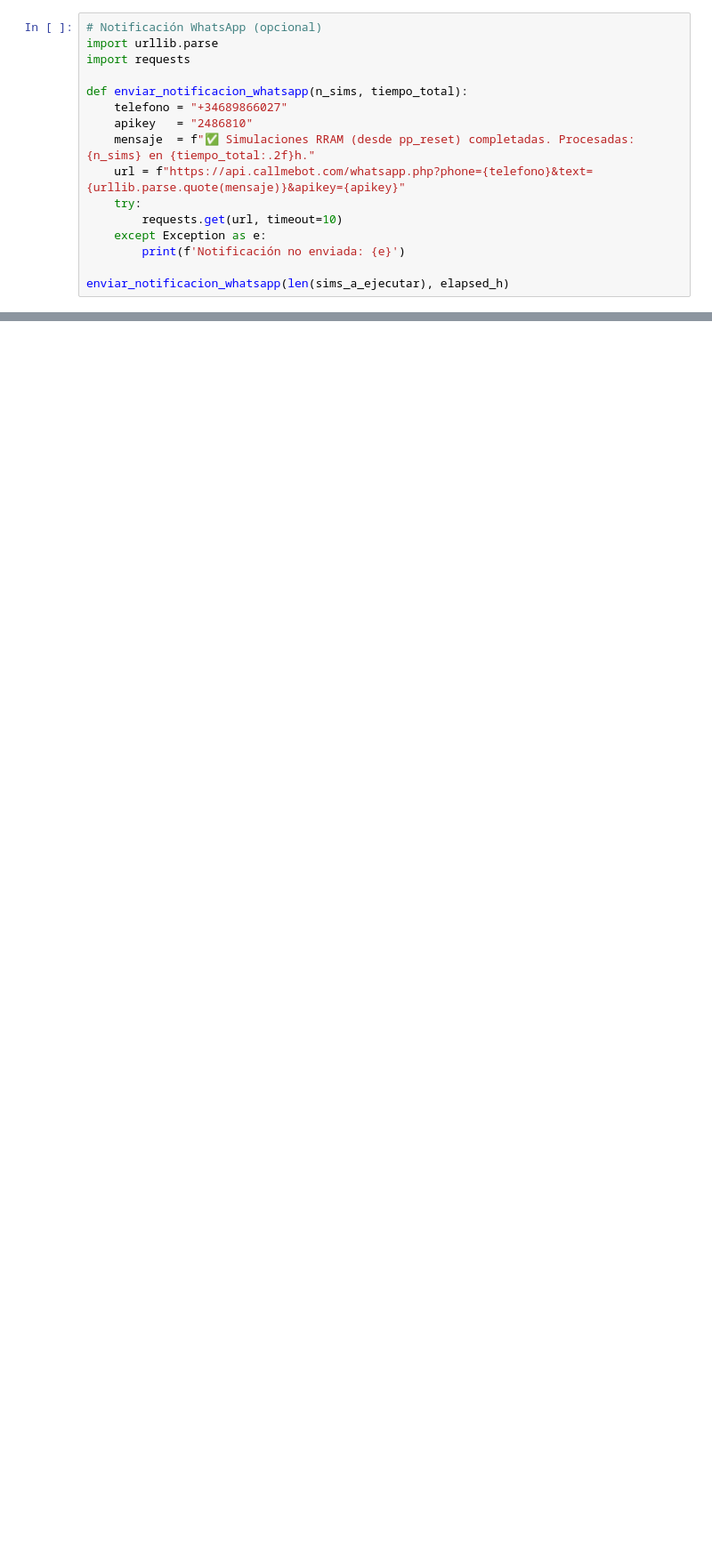
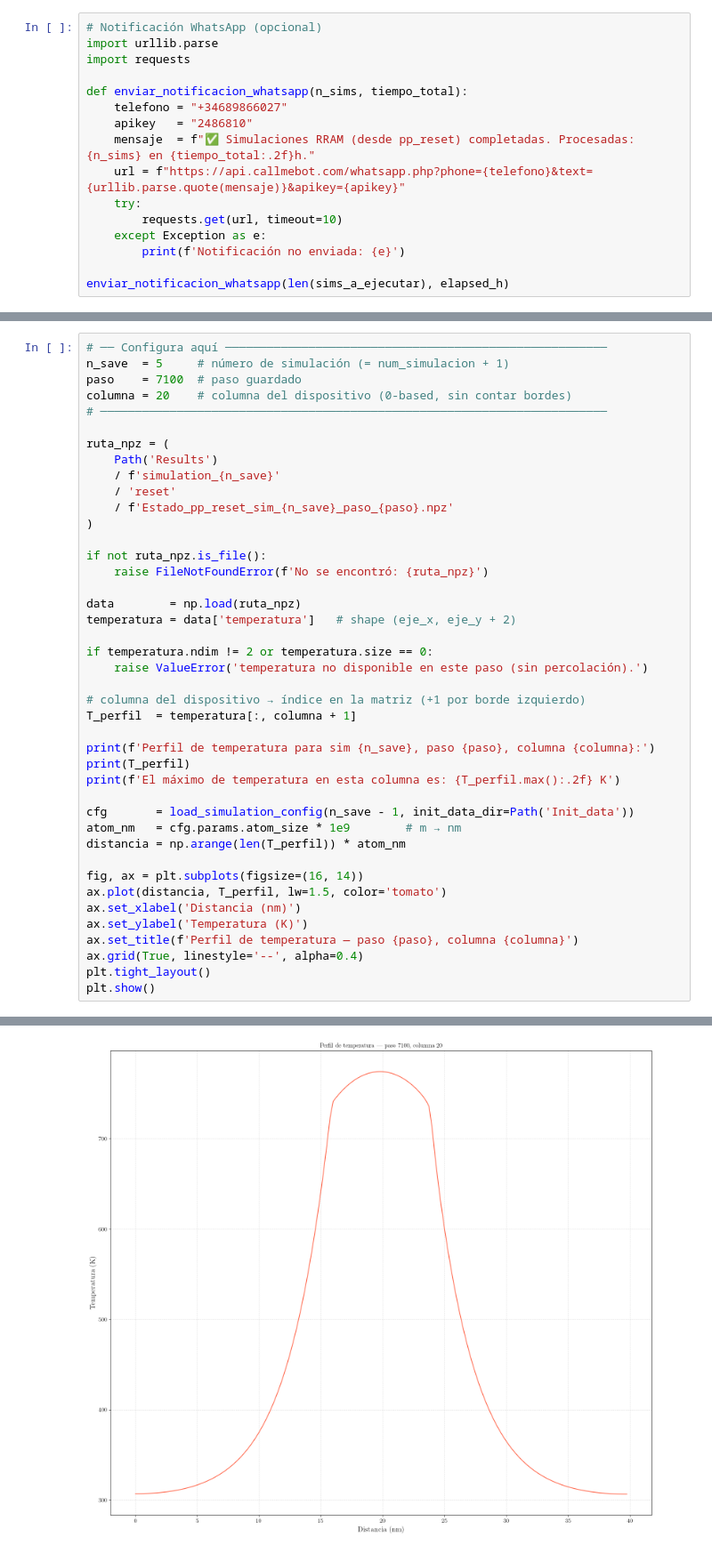
Before and after one commit to LabL4/RRAM_Simulation, a Jupyter notebook: Lanzar_desde_pp_reset.ipynb, the cells around one changed output, grey strips where cells are left out. Shown at 89% size. Saved outputs shown, nothing was run; the diff lists cells and outputs as text; blank space fills up the shorter version.

```diff
--- a/Lanzar_desde_pp_reset.ipynb
+++ b/Lanzar_desde_pp_reset.ipynb
@@ -291,0 +290,43 @@ sesión nueva sin necesidad de repetir el ciclo.
+# %%
+# ── Configura aquí ───────────────────────────────────────────────────────
+n_save  = 5     # número de simulación (= num_simulacion + 1)
+paso    = 7100  # paso guardado
+columna = 20    # columna del dispositivo (0-based, sin contar bordes)
+# ─────────────────────────────────────────────────────────────────────────
+
+ruta_npz = (
+    Path('Results')
+    / f'simulation_{n_save}'
+    / 'reset'
+    / f'Estado_pp_reset_sim_{n_save}_paso_{paso}.npz'
+)
+
+if not ruta_npz.is_file():
+    raise FileNotFoundError(f'No se encontró: {ruta_npz}')
+
+data        = np.load(ruta_npz)
+temperatura = data['temperatura']   # shape (eje_x, eje_y + 2)
+
+if temperatura.ndim != 2 or temperatura.size == 0:
+    raise ValueError('temperatura no disponible en este paso (sin percolación).')
+
+# columna del dispositivo → índice en la matriz (+1 por borde izquierdo)
+T_perfil  = temperatura[:, columna + 1]
+
+print(f'Perfil de temperatura para sim {n_save}, paso {paso}, columna {columna}:')
+print(T_perfil)
+print(f'El máximo de temperatura en esta columna es: {T_perfil.max():.2f} K')
+
+cfg       = load_simulation_config(n_save - 1, init_data_dir=Path('Init_data'))
+atom_nm   = cfg.params.atom_size * 1e9        # m → nm
+distancia = np.arange(len(T_perfil)) * atom_nm
+
+fig, ax = plt.subplots(figsize=(16, 14))
+ax.plot(distancia, T_perfil, lw=1.5, color='tomato')
+ax.set_xlabel('Distancia (nm)')
+ax.set_ylabel('Temperatura (K)')
+ax.set_title(f'Perfil de temperatura — paso {paso}, columna {columna}')
+ax.grid(True, linestyle='--', alpha=0.4)
+plt.tight_layout()
+plt.show()
+# %% [output]
@@ -292,3 +350,4 @@ sesión nueva sin necesidad de repetir el ciclo.
+[figure, added]
 # %%
 from RRAM.plot_results import plot_estados
 
```
Also changed, not shown: parts of 12 cells of this notebook, 7 other files.
